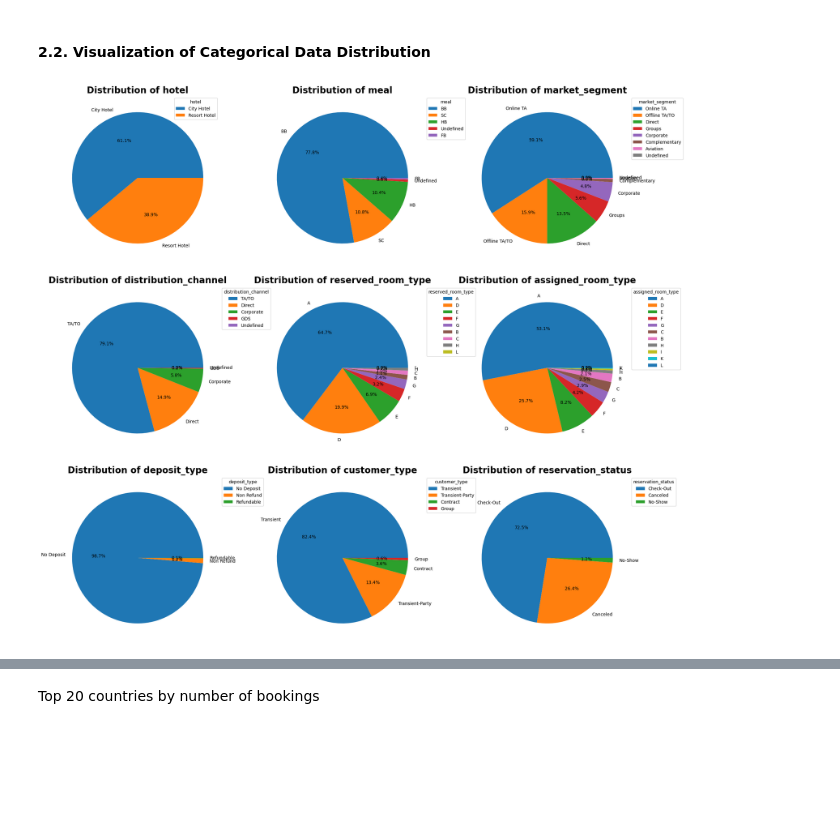
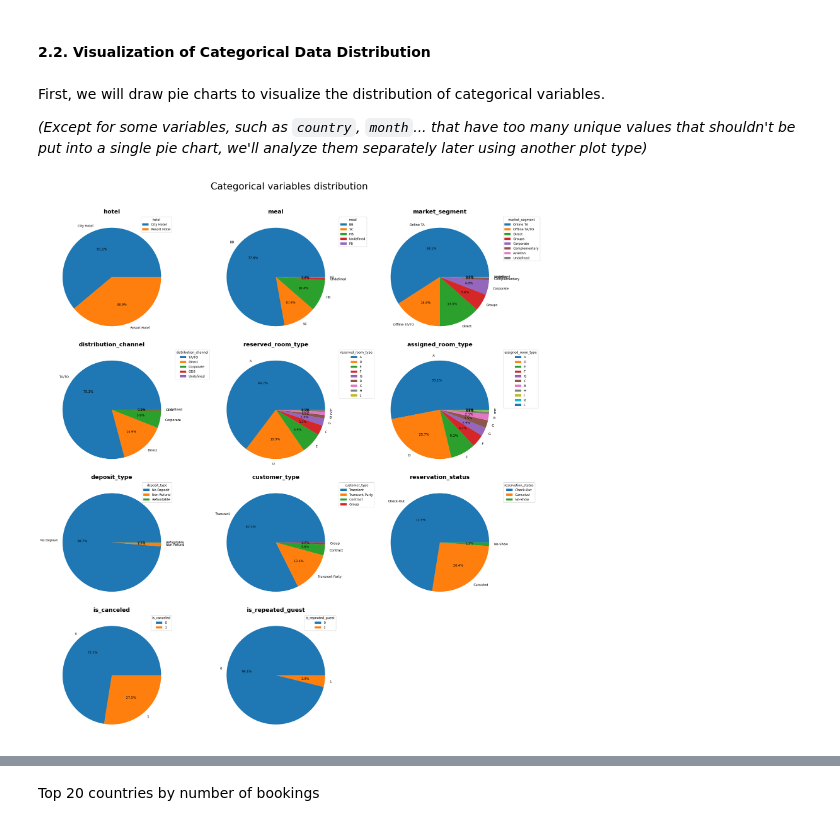
Before and after one commit to knightstark7/Labs-And-Project-Data-Visualization, a Jupyter notebook: Project/Source/project.ipynb, the cells around one changed output, grey strips where cells are left out. Cells and saved outputs as stored; diff of their text form; code cells hidden in the pictures; blank space fills up the shorter version.

```diff
--- a/Project/Source/project.ipynb
+++ b/Project/Source/project.ipynb
@@ -276,0 +281,7 @@ categorical_df
+# %%
+categorical_df[['is_canceled', 'is_repeated_guest']] = numerical_df[['is_canceled', 'is_repeated_guest']]
+numerical_df.drop(columns=['is_canceled', 'is_repeated_guest'], inplace=True)
+print("Categorical variables:")
+print(categorical_df.columns.to_list())
+print("\nNumerical variables:")
+print(numerical_df.columns.to_list())
@@ -277,23 +294,35 @@ categorical_df
 # %% [markdown]
 #### 2.2. Visualization of Categorical Data Distribution
+# %% [markdown]
+First, we will draw pie charts to visualize the distribution of categorical variables.
+
+_(Except for some variables, such as `country`, `month`... that have too many unique values that shouldn't be put into a single pie chart, we'll analyze them separately later using another plot type)_
 # %%
 # Exclude specified columns
-categorical_df_new = categorical_df.drop(columns=['reservation_status_date', 'arrival_date_month', 'country'])
+sub_categorical_df = categorical_df.drop(columns=['reservation_status_date', 'arrival_date_month', 'country'])
 
 # Determine the layout for the subplots
-n = len(categorical_df_new.columns)
+n = len(sub_categorical_df.columns)
 ncols = 3
 nrows = n // ncols if n % ncols == 0 else n // ncols + 1
 
-fig, axes = plt.subplots(nrows=nrows, ncols=ncols, figsize=(20, 6*nrows))
-
-for ax, column in zip(axes.flatten(), categorical_df_new):
-    categorical_df_new[column].value_counts().plot(kind='pie', autopct='%1.1f%%', ax=ax)
-    ax.set_title(f'Distribution of {column}', fontsize=20, fontweight="bold")
+fig, axes = plt.subplots(nrows=nrows, ncols=ncols, figsize=(22, 6*nrows))
+fig.suptitle("Categorical variables distribution", y=1.02,fontsize=30)
+i = 0
+for ax in axes.flatten():
+    if i >= n:
+        ax.set_visible(False)
+        continue
+    column = sub_categorical_df.columns[i]
+    pie_data = sub_categorical_df[column].value_counts()
+    pie_data.plot(kind='pie', autopct='%1.1f%%', ax=ax)
+    ax.set_title(f'{column}', fontsize=18, fontweight="bold")
     ax.set_ylabel('')
     ax.legend(title=column, bbox_to_anchor=(1,1))  # Add a legend for each pie chart
 
+    i += 1
+
 plt.tight_layout()
 plt.show()
 # %% [output]
-[figure, old version]
+[figure, new version]
```
Also changed, not shown: parts of 21 cells of this notebook.
